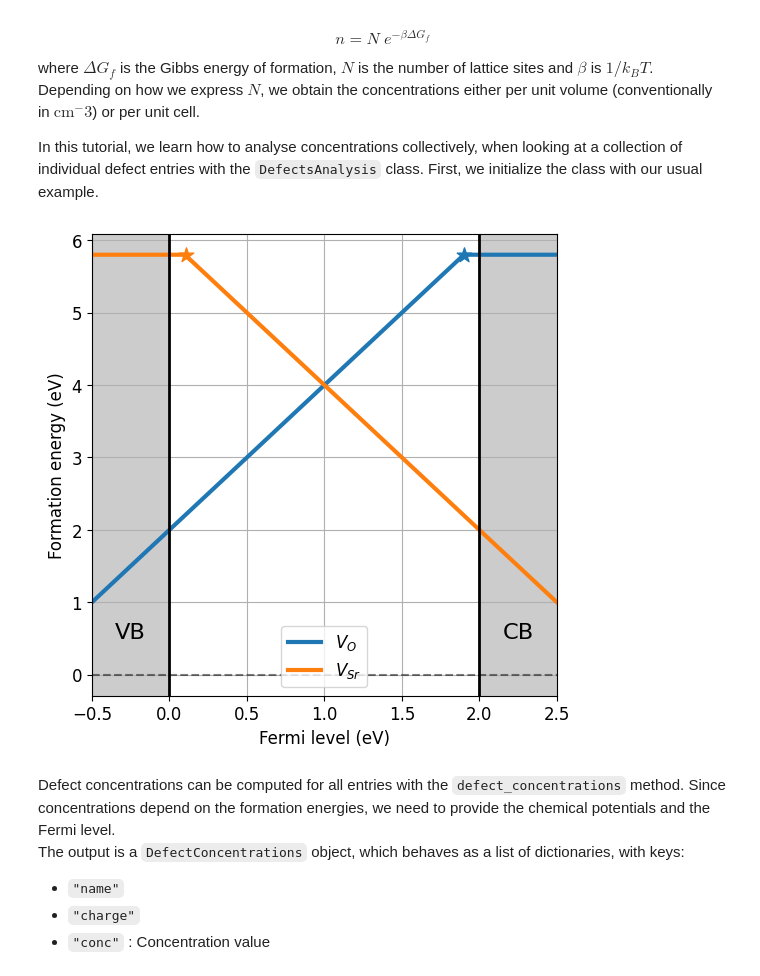
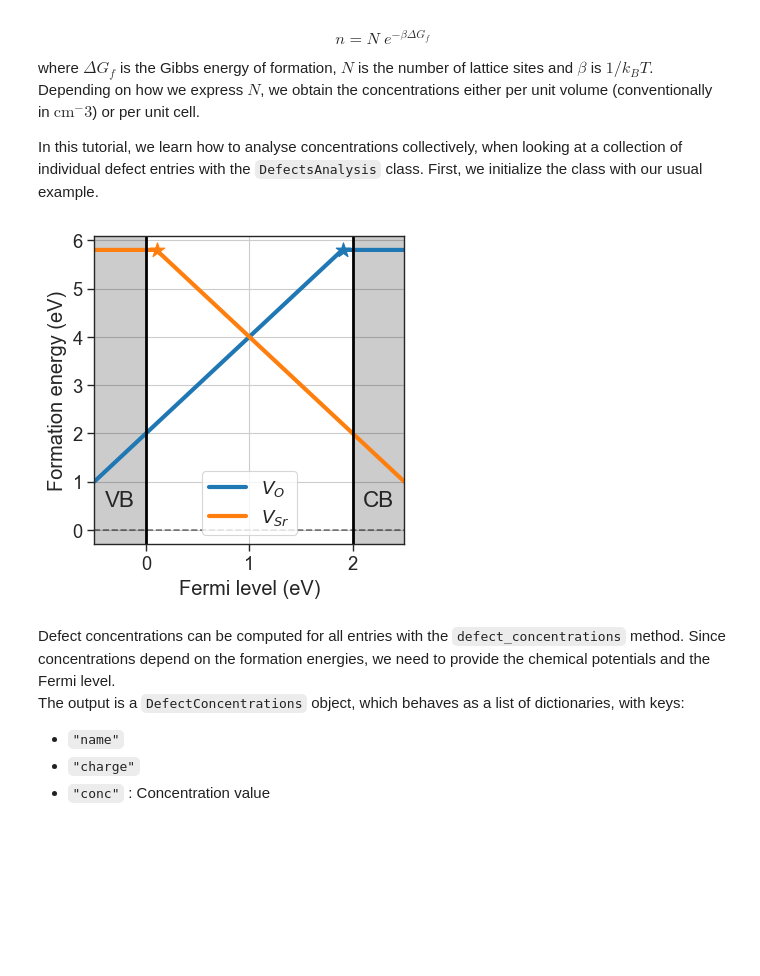
Before and after one commit to lorenzo-villa-hub/defermi, a Jupyter notebook: tutorials/defect_concentrations.ipynb, the cells around one changed output. Cells and saved outputs as stored; diff of their text form; code cells hidden in the pictures; blank space fills up the shorter version.

```diff
--- a/tutorials/defect_concentrations.ipynb
+++ b/tutorials/defect_concentrations.ipynb
@@ -12,21 +12,21 @@ In this tutorial, we learn how to analyse concentrations collectively, when look
 # %%
 import pandas as pd
 from defermi import DefectsAnalysis
 
 bulk_volume = 800 # cubic Amstrong
 data = [
 {'name': 'Vac_O','charge': 2,'multiplicity': 1,'energy_diff': 7,'bulk_volume': bulk_volume},
 {'name': 'Vac_O','charge':0,'multiplicity':1,'energy_diff': 10.8, 'bulk_volume': bulk_volume},
 {'name': 'Vac_Sr','charge': -2,'multiplicity': 1,'energy_diff': 8,'bulk_volume': bulk_volume},
 {'name': 'Vac_Sr','charge': 0,'multiplicity': 1,'energy_diff': 7.8,'bulk_volume': bulk_volume},
 ]
 df = pd.DataFrame(data)
 da = DefectsAnalysis.from_dataframe(df,band_gap=2.0,vbm=0.0)
 
-chempots = {'O':-5,'Sr':-2,'Ti':-8,'Fe':-8.5}
-da.plot_formation_energies(chempots);
+chempots = {'O':-5,'Sr':-2}
+da.plot_formation_energies(chempots,figsize=(4,4));
 # %% [output]
-[figure, old version]
+[figure, new version]
 # %% [markdown]
 Defect concentrations can be computed for all entries with the `defect_concentrations` method. Since concentrations depend on the formation energies, we need to provide the chemical potentials and the Fermi level.\
 The output is a `DefectConcentrations` object, which behaves as a list of dictionaries, with keys:
```
Also changed, not shown: parts of 10 cells of this notebook.
